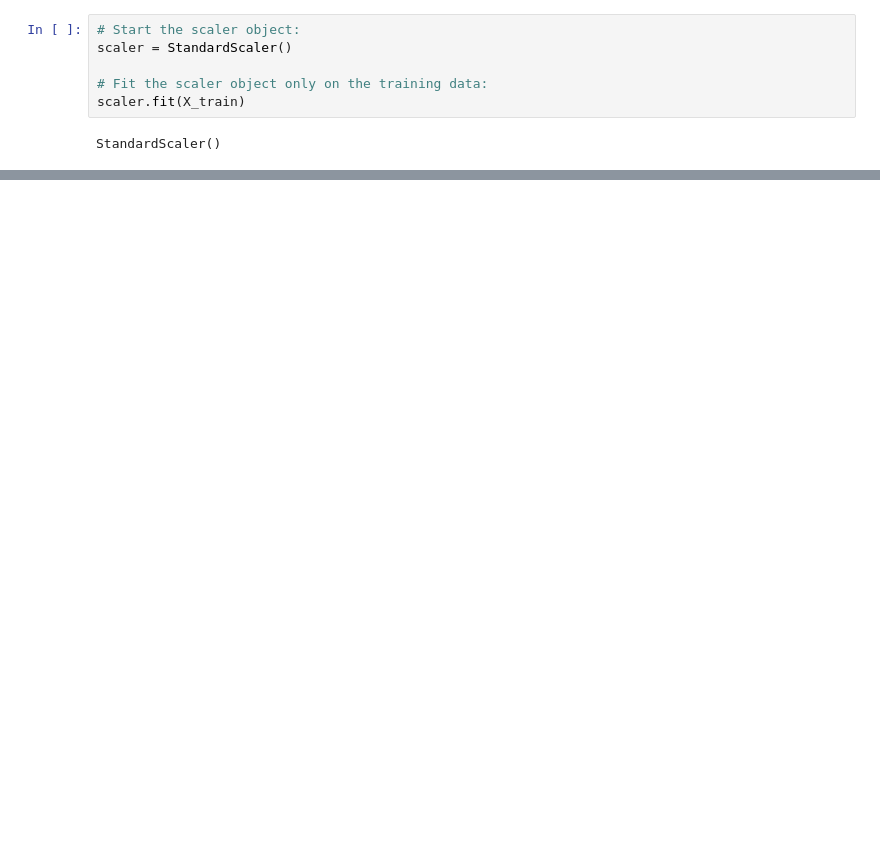
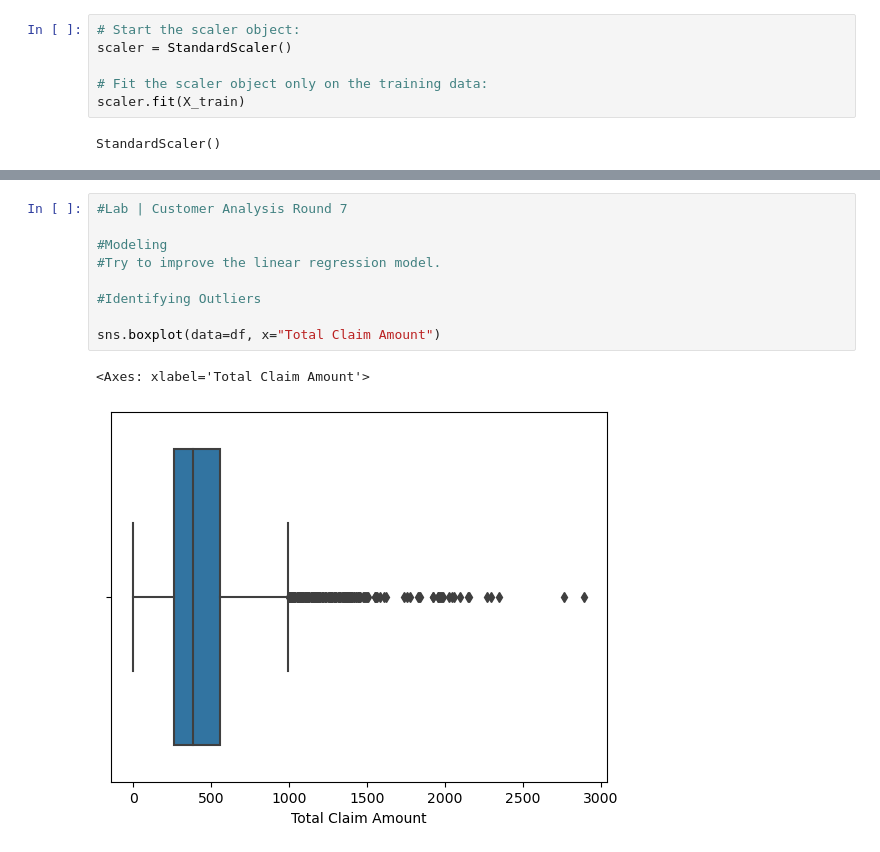
Before and after one commit to TheFriendlyTwin/lab-customer-analysis-round-2, a Jupyter notebook: Lab_Customer Analysis Round 2.ipynb, the cells around one changed output, grey strips where cells are left out. Drawn from its saved outputs; the diff is of its cells as text; blank space fills up the shorter version.

Commit message:
Mafalda submiting Lab | Customer Analysis Round 7

```diff
--- a/Lab_Customer Analysis Round 2.ipynb
+++ b/Lab_Customer Analysis Round 2.ipynb
@@ -1078,0 +1078,12 @@ To https://github.com/TheFriendlyTwin/lab-customer-analysis-round-2.git
+# %%
+#Lab | Customer Analysis Round 7
+
+#Modeling
+#Try to improve the linear regression model.
+
+#Identifying Outliers
+
+sns.boxplot(data=df, x="Total Claim Amount")
+# %% [output]
+<Axes: xlabel='Total Claim Amount'>
+[figure, added]
```
Also changed, not shown: parts of 25 cells of this notebook.
